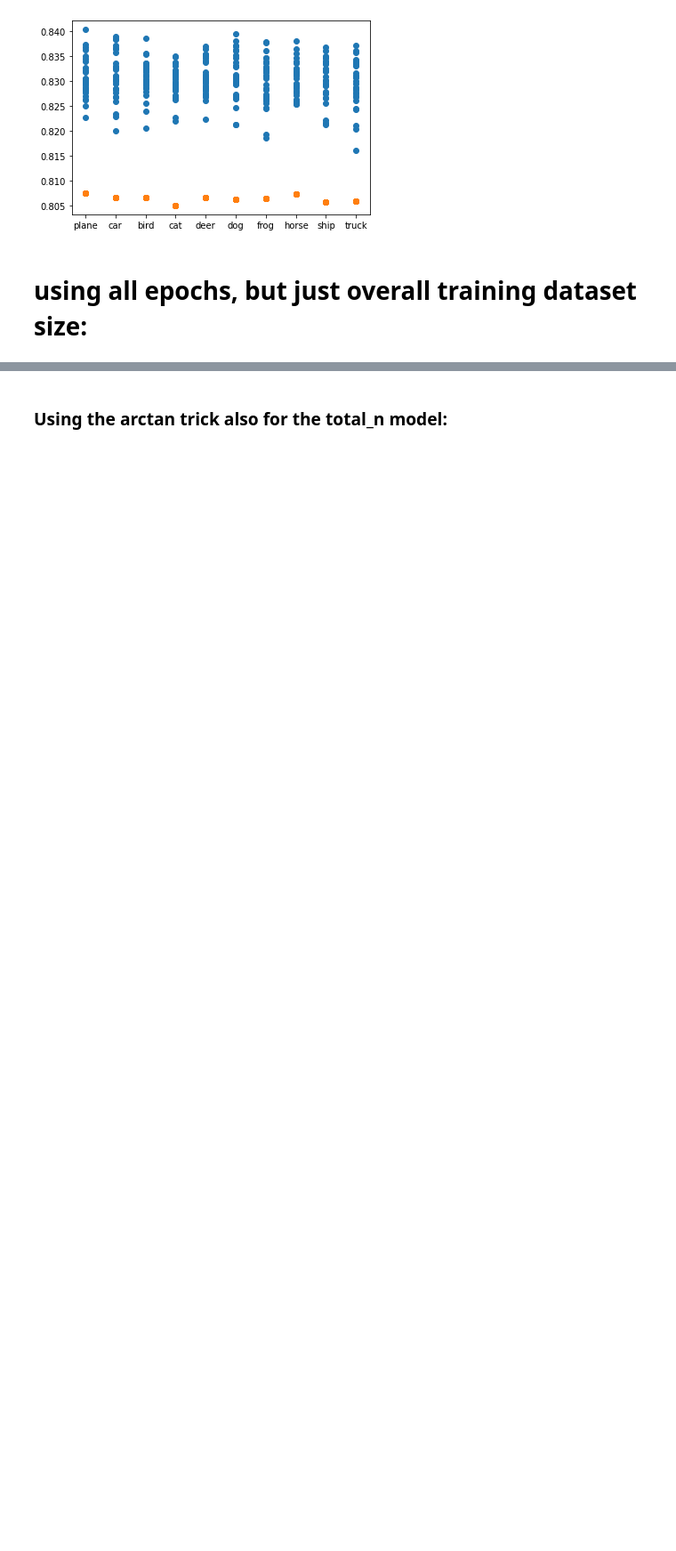
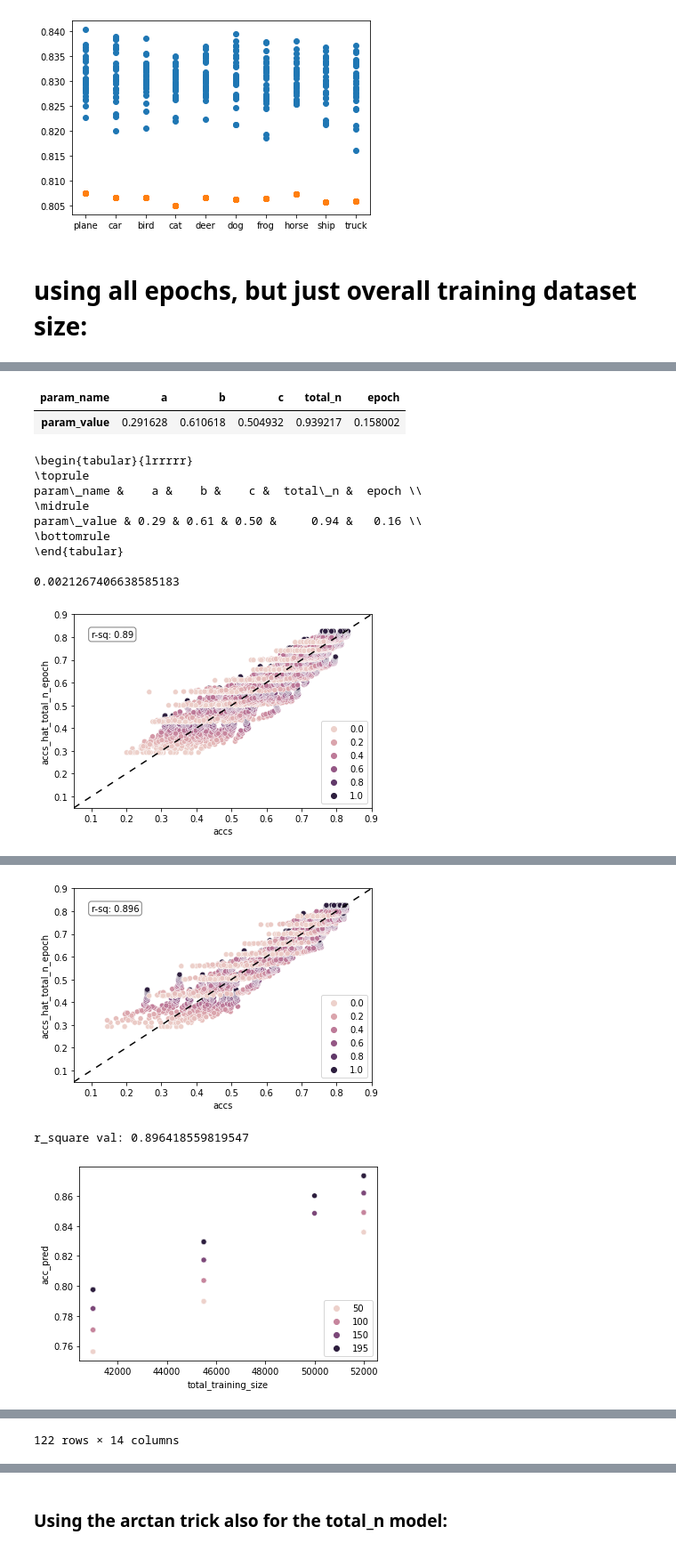
Before and after one commit to tmuehlen80/training_dataset_size_per_class, a Jupyter notebook: notebooks/cifar10_datasetsize_powerlaw_allepochs.ipynb, the cells around one changed output, grey strips where cells are left out. Shown at 89% size. Saved outputs shown, nothing was run; the diff lists cells and outputs as text; code cells hidden in the pictures; blank space fills up the shorter version.

```diff
--- a/notebooks/cifar10_datasetsize_powerlaw_allepochs.ipynb
+++ b/notebooks/cifar10_datasetsize_powerlaw_allepochs.ipynb
@@ -357,8 +360,8 @@ r_square val: 0.9001377252523968
 y_hat_name = "accs_hat_total_n_epoch"
 
 def func(x, a: float, b: float, c: float, d_total_n:float, d_epochs:float) -> float:
-    x_total_n = x[0]
-    x_epoch = x[1]
+    x_epoch = x[10]
+    x_total_n = x[11]
     return a + ((d_total_n * x_total_n + d_epochs*x_epoch)**b) * c
 
 np.random.seed(seed=4342133)
@@ -366,10 +369,7 @@ np.random.seed(seed=4342133)
 p0 = np.random.uniform(low=0, high=1, size = 5)
 converged = False
 try:
-    params, params_cov = curve_fit(func, xdata_total_n_epoch, y, maxfev=200000, p0=p0, bounds=(-10, 10))
+    params, params_cov = curve_fit(func, xdata, y, maxfev=200000, p0=p0, bounds=(-10, 10))
     converged = True
 except:
     print("did not converge")
-
-
-"continue from here"
@@ -501,0 +376,19 @@ if converged:
+# %%
+param_names = ["a", "b", "c"]
+param_names = param_names + ["total_n", "epoch"]
+
+if converged:
+    plotting_printing.plotting_printing_all_epochs(func, model_type, y_hat_name, xdata, y, param_names,  params, results, xdata_val, y_val, results_val, xdata_4500, xdata_pred, results_pred_orig, results_4500, results_4500_orig, saving_plots=False, is_2param=False)
+# %% [output]
+| param_name | a | b | c | total_n | epoch |
+| param_value | 0.291628 | 0.610618 | 0.504932 | 0.939217 | 0.158002 |
+\begin{tabular}{lrrrrr}
+\toprule
+param\_name &    a &    b &    c &  total\_n &  epoch \\
+\midrule
+param\_value & 0.29 & 0.61 & 0.50 &     0.94 &   0.16 \\
+\bottomrule
+\end{tabular}
+
+0.0021267406638585183
+[figure, added]
@@ -501,0 +397,3 @@ if converged:
+[figure, added]
+r_square val: 0.896418559819547
+[figure, added]
@@ -501,0 +412 @@ if converged:
+122 rows × 14 columns
```
Also changed, not shown: parts of 14 cells of this notebook, 15 other files.
